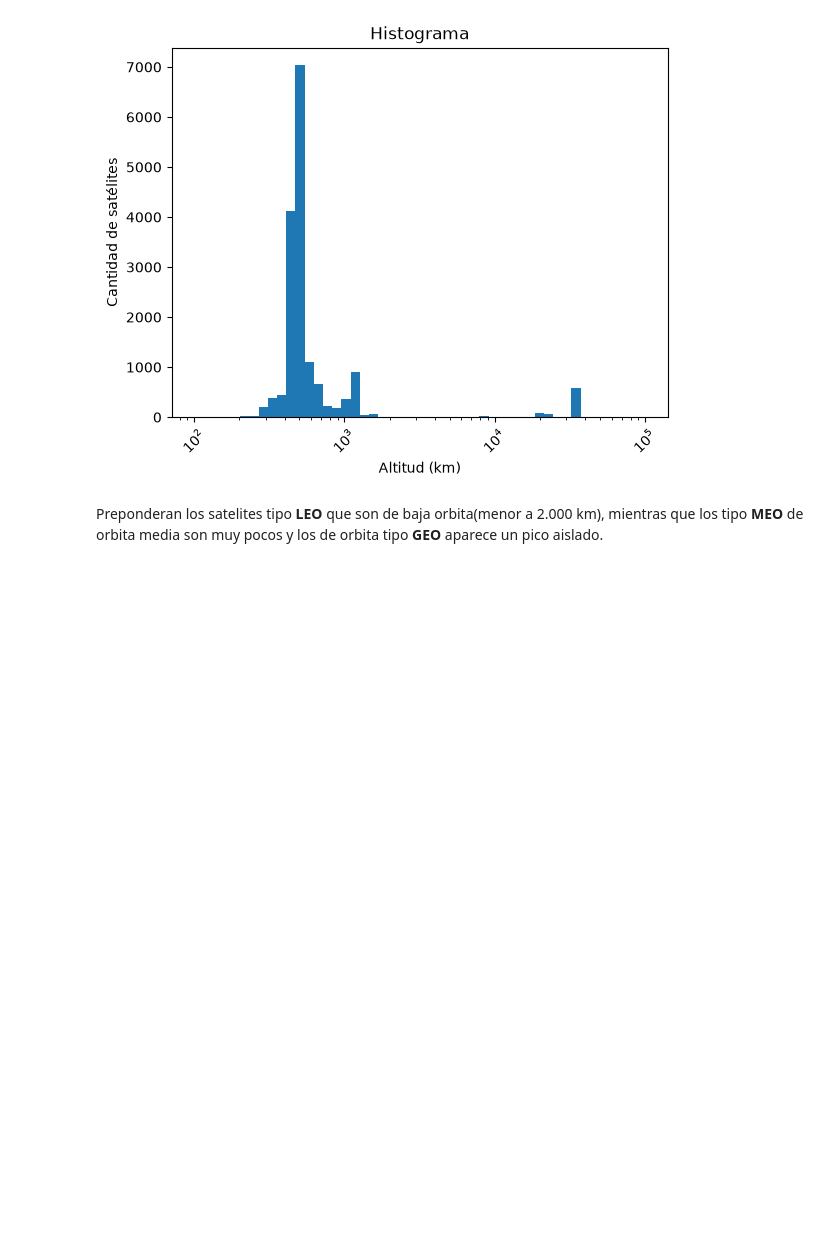
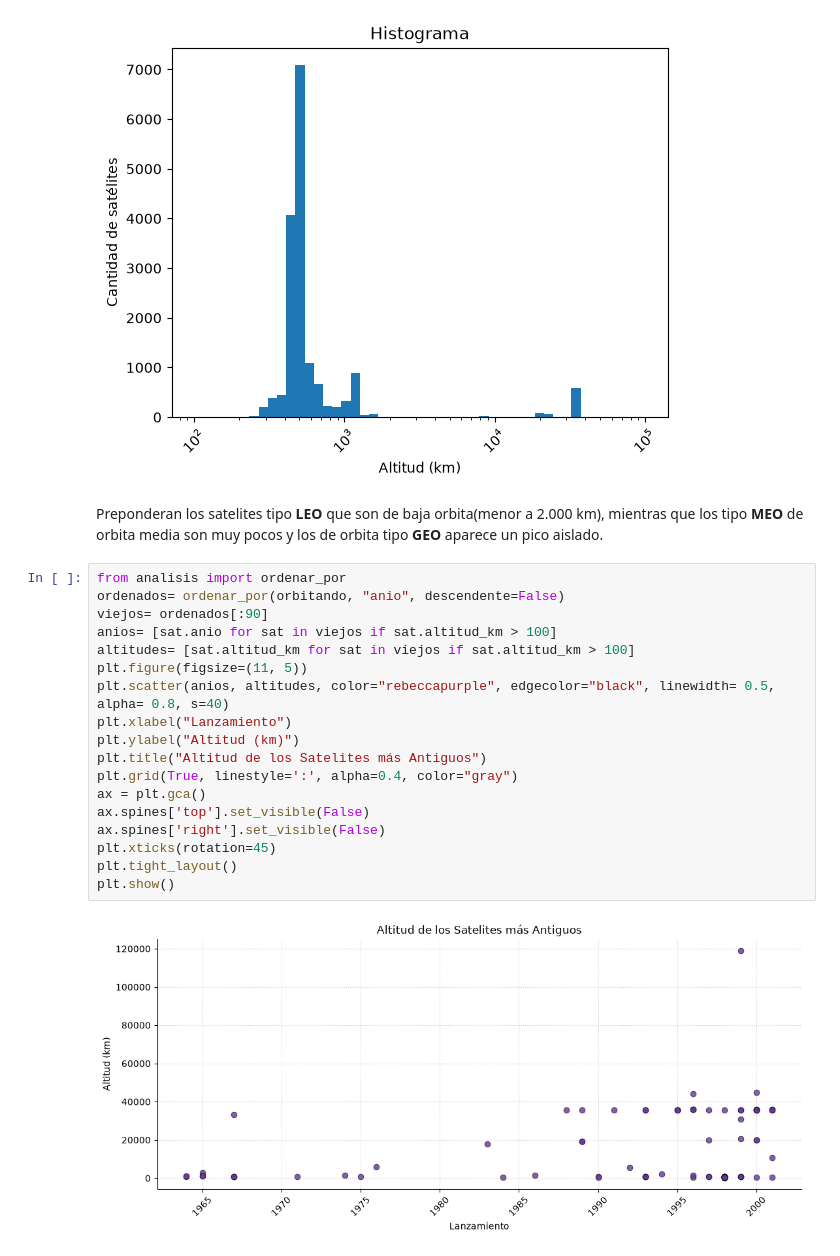
Before and after one commit to MaximoH221/Proyesat, a Jupyter notebook: informe.ipynb, the cells around one changed output. Drawn from its saved outputs; the diff is of its cells as text; blank space fills up the shorter version.

```diff
--- a/informe.ipynb
+++ b/informe.ipynb
@@ -261,3 +289,23 @@ plt.show()
 [figure]
 # %% [markdown]
 Preponderan los satelites tipo **LEO** que son de baja orbita(menor a 2.000 km), mientras que los tipo **MEO** de orbita media son muy pocos y los de orbita tipo **GEO** aparece un pico aislado.
+# %%
+from analisis import ordenar_por
+ordenados= ordenar_por(orbitando, "anio", descendente=False)
+viejos= ordenados[:90]
+anios= [sat.anio for sat in viejos if sat.altitud_km > 100]
+altitudes= [sat.altitud_km for sat in viejos if sat.altitud_km > 100]
+plt.figure(figsize=(11, 5))
+plt.scatter(anios, altitudes, color="rebeccapurple", edgecolor="black", linewidth= 0.5, alpha= 0.8, s=40)
+plt.xlabel("Lanzamiento")
+plt.ylabel("Altitud (km)")
+plt.title("Altitud de los Satelites más Antiguos")
+plt.grid(True, linestyle=':', alpha=0.4, color="gray")
+ax = plt.gca()
+ax.spines['top'].set_visible(False)
+ax.spines['right'].set_visible(False)
+plt.xticks(rotation=45)
+plt.tight_layout()
+plt.show()
+# %% [output]
+[figure, added]
```
Also changed, not shown: parts of 6 cells of this notebook.
